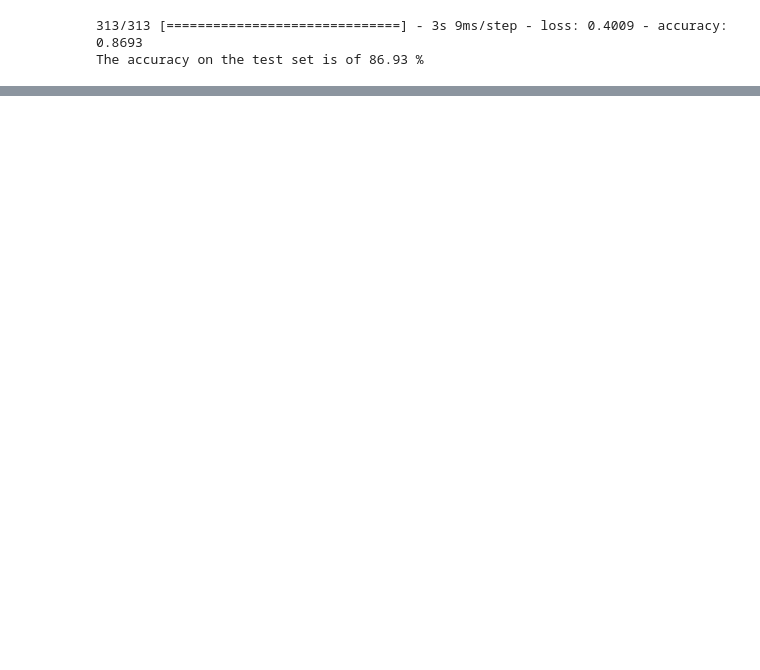
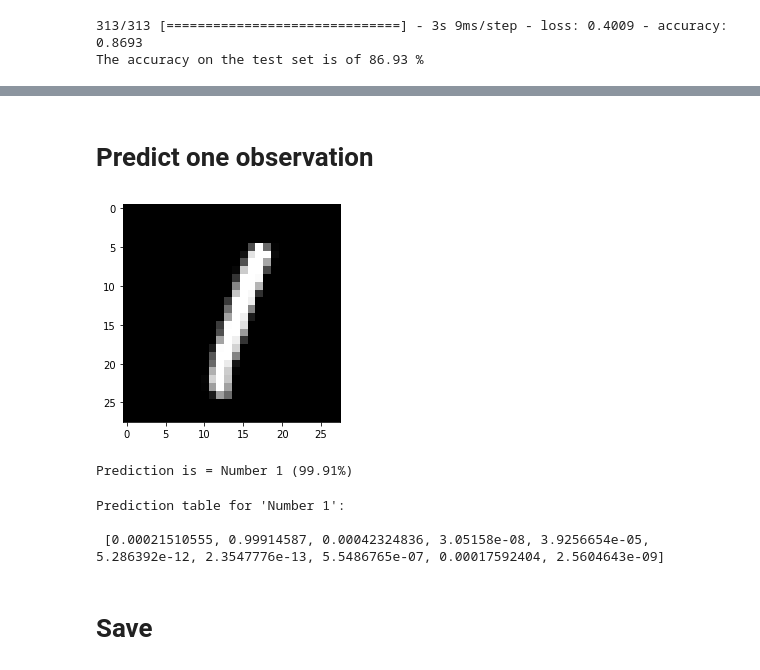
Before and after one commit to 0r4nd/HandwritingRecognition, a Jupyter notebook: notebooks/HandwritingRecognition.ipynb, the cells around one changed output, grey strips where cells are left out. Cells and saved outputs as stored; diff of their text form; code cells hidden in the pictures; blank space fills up the shorter version.

```diff
--- a/notebooks/HandwritingRecognition.ipynb
+++ b/notebooks/HandwritingRecognition.ipynb
@@ -169,0 +193,24 @@ The accuracy on the test set is of 86.93 %
+# %% [markdown]
+# Predict one observation
+# %%
+label = 5
+
+predicted = list(model.predict(np.array([X_test[label]]))[0])
+#print("prediction table:", predicted)
+plt.imshow(X_test[label], cmap='gray')
+plt.show()
+
+predicted_label = labels[predicted.index(max(predicted))]
+print("Prediction is =", predicted_label, f"({max(predicted)*100:.2f}%)")
+# %% [output]
+[figure, added]
+Prediction is = Number 1 (99.91%)
+# %%
+print(f"Prediction table for '{predicted_label}':")
+print("\n",predicted)
+# %% [output]
+Prediction table for 'Number 1':
+
+ [0.00021510555, 0.99914587, 0.00042324836, 3.05158e-08, 3.9256654e-05, 5.286392e-12, 2.3547776e-13, 5.5486765e-07, 0.00017592404, 2.5604643e-09]
+# %% [markdown]
+# Save
```
Also changed, not shown: parts of 6 cells of this notebook.
